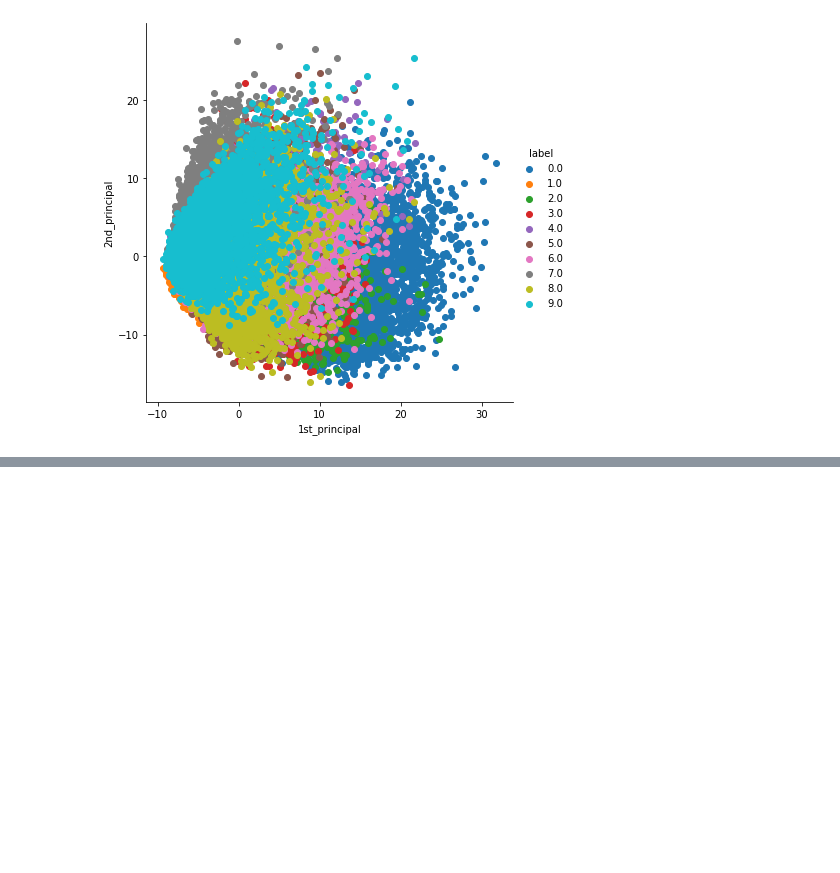
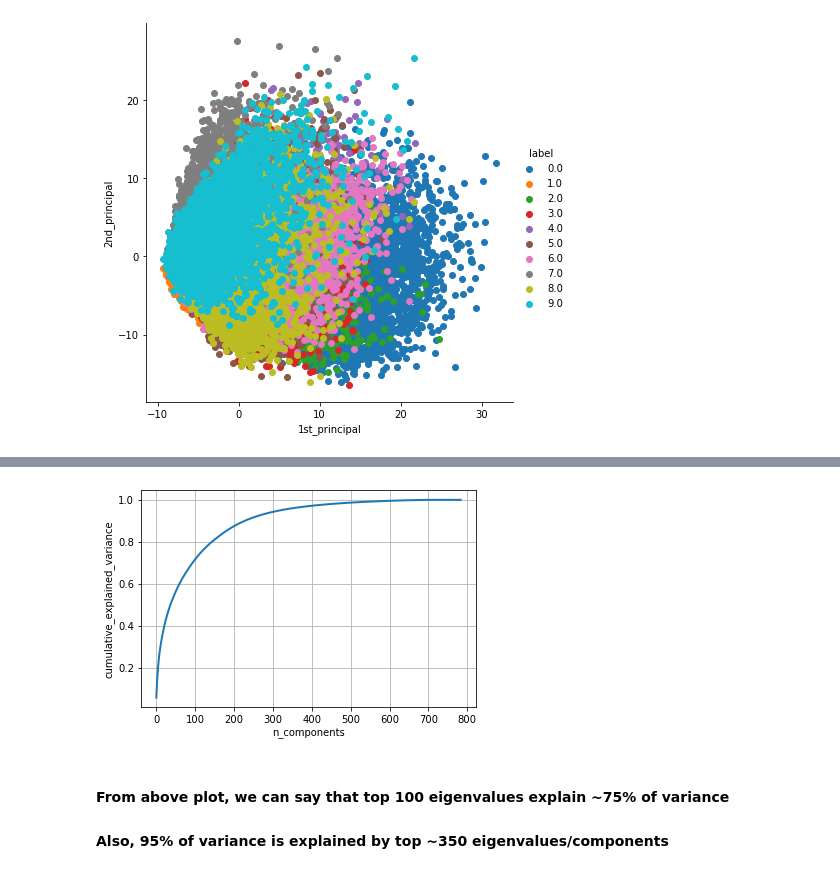
Before and after one commit to parikshitshinge/MNIST-digit-recognizer, a Jupyter notebook: MNIST Digit Recognizer.ipynb, the cells around one changed output, grey strips where cells are left out. Saved outputs shown, nothing was run; the diff lists cells and outputs as text; code cells hidden in the pictures; blank space fills up the shorter version.

```diff
--- a/MNIST Digit Recognizer.ipynb
+++ b/MNIST Digit Recognizer.ipynb
@@ -194,0 +198,23 @@ plt.show()
+# %%
+pca.n_components = 784
+pca_data = pca.fit_transform(standardized_data)
+
+percentage_var_explained = pca.explained_variance_ / np.sum(pca.explained_variance_)
+
+cumsum_var_explained = np.cumsum(percentage_var_explained)
+
+# Lets plot
+
+plt.figure(1, figsize=(6,4))
+plt.clf()
+plt.plot(cumsum_var_explained, linewidth=2)
+plt.axis('tight')
+plt.grid()
+plt.xlabel('n_components')
+plt.ylabel('cumulative_explained_variance')
+plt.show()
+# %% [output]
+[figure, added]
+# %% [markdown]
+#### From above plot, we can say that top 100 eigenvalues explain ~75% of variance
+#### Also, 95% of variance is explained by top ~350 eigenvalues/components
```
Also changed, not shown: parts of 1 cell of this notebook.
